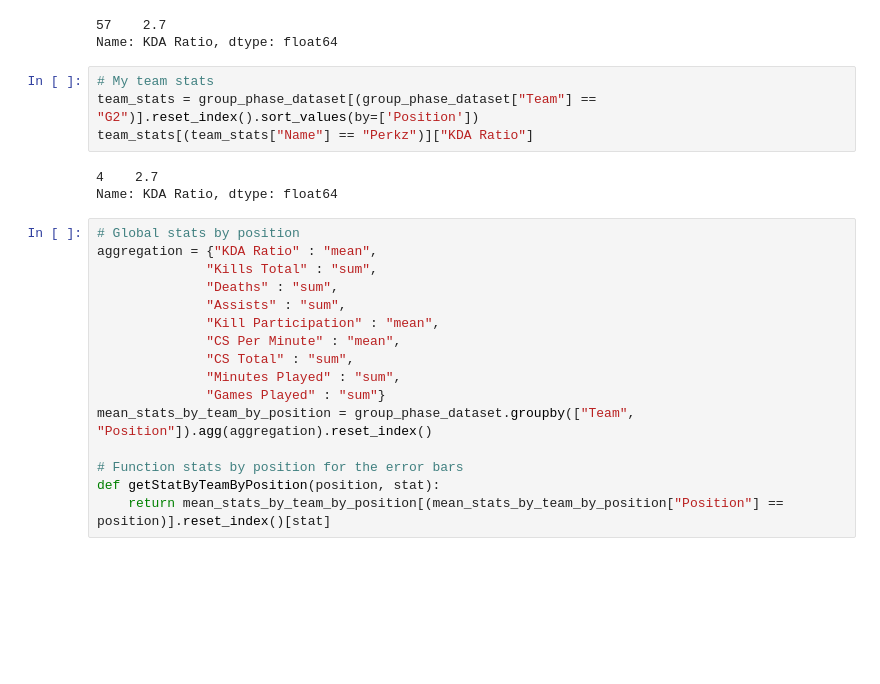
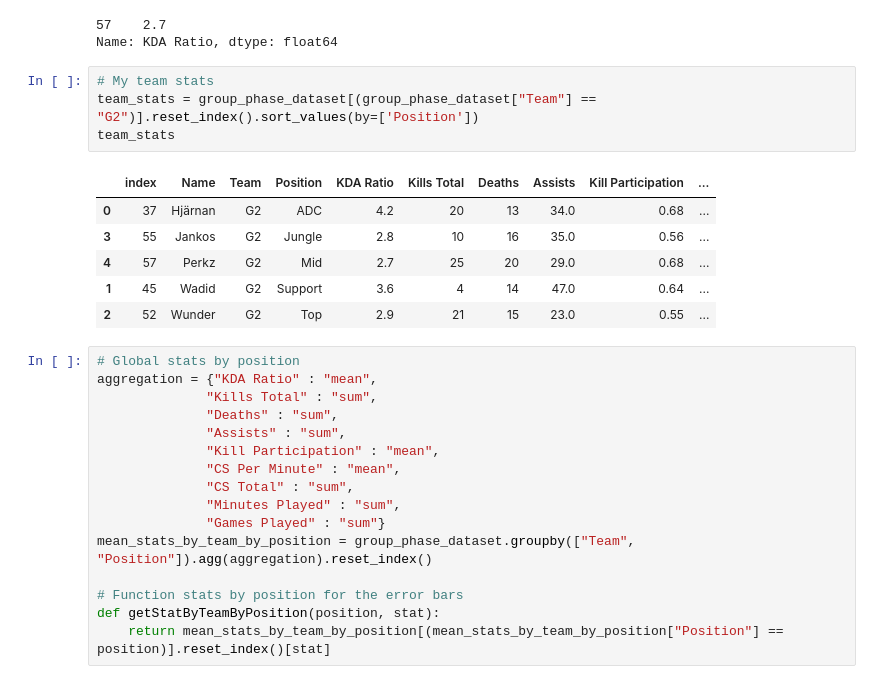
Before and after one commit to BawBaw31/python-lol-dashboard, a Jupyter notebook: pool-dashboard-lol.ipynb, the cells around one changed output. Saved outputs shown, nothing was run; the diff lists cells and outputs as text; blank space fills up the shorter version.

Commit message:
feat/fix: write team_text and player_text + fix some data

```diff
--- a/pool-dashboard-lol.ipynb
+++ b/pool-dashboard-lol.ipynb
@@ -24,10 +24,14 @@ Name: KDA Ratio, dtype: float64
 # %%
 # My team stats
 team_stats = group_phase_dataset[(group_phase_dataset["Team"] == "G2")].reset_index().sort_values(by=['Position'])
-team_stats[(team_stats["Name"] == "Perkz")]["KDA Ratio"]
+team_stats
 # %% [output]
-4    2.7
-Name: KDA Ratio, dtype: float64
+|  | index | Name | Team | Position | KDA Ratio | Kills Total | Deaths | Assists | Kill Participation | ... |
+| 0 | 37 | Hjärnan | G2 | ADC | 4.2 | 20 | 13 | 34.0 | 0.68 | ... |
+| 3 | 55 | Jankos | G2 | Jungle | 2.8 | 10 | 16 | 35.0 | 0.56 | ... |
+| 4 | 57 | Perkz | G2 | Mid | 2.7 | 25 | 20 | 29.0 | 0.68 | ... |
+| 1 | 45 | Wadid | G2 | Support | 3.6 | 4 | 14 | 47.0 | 0.64 | ... |
+| 2 | 52 | Wunder | G2 | Top | 2.9 | 21 | 15 | 23.0 | 0.55 | ... |
 # %%
 # Global stats by position
 aggregation = {"KDA Ratio" : "mean",
```
Also changed, not shown: 2 other files.
